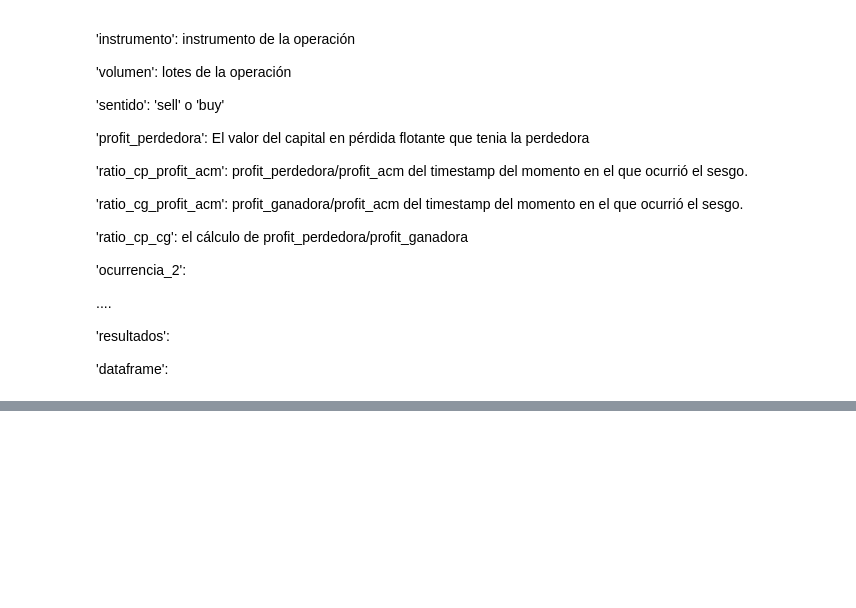
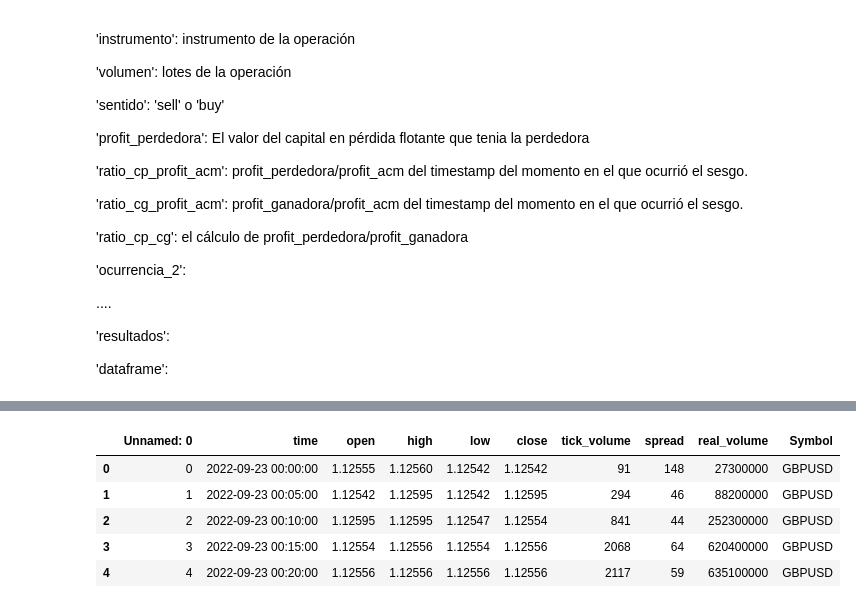
Before and after one commit to Aranzazu-R/MyST_LAB_3_E1, a Jupyter notebook: Estadistica_descriptiva.ipynb, the cells around one changed output, grey strips where cells are left out. Cells and saved outputs as stored; diff of their text form; code cells hidden in the pictures; blank space fills up the shorter version.

```diff
--- a/Estadistica_descriptiva.ipynb
+++ b/Estadistica_descriptiva.ipynb
@@ -542,0 +575,10 @@ def f_be_de():
+# %%
+rates_a=pd.read_csv('rates_a.csv')
+rates_a.head()
+# %% [output]
+|  | Unnamed: 0 | time | open | high | low | close | tick_volume | spread | real_volume | Symbol |
+| 0 | 0 | 2022-09-23 00:00:00 | 1.12555 | 1.12560 | 1.12542 | 1.12542 | 91 | 148 | 27300000 | GBPUSD |
+| 1 | 1 | 2022-09-23 00:05:00 | 1.12542 | 1.12595 | 1.12542 | 1.12595 | 294 | 46 | 88200000 | GBPUSD |
+| 2 | 2 | 2022-09-23 00:10:00 | 1.12595 | 1.12595 | 1.12547 | 1.12554 | 841 | 44 | 252300000 | GBPUSD |
+| 3 | 3 | 2022-09-23 00:15:00 | 1.12554 | 1.12556 | 1.12554 | 1.12556 | 2068 | 64 | 620400000 | GBPUSD |
+| 4 | 4 | 2022-09-23 00:20:00 | 1.12556 | 1.12556 | 1.12556 | 1.12556 | 2117 | 59 | 635100000 | GBPUSD |
```
Also changed, not shown: parts of 10 cells of this notebook, 8 other files.
